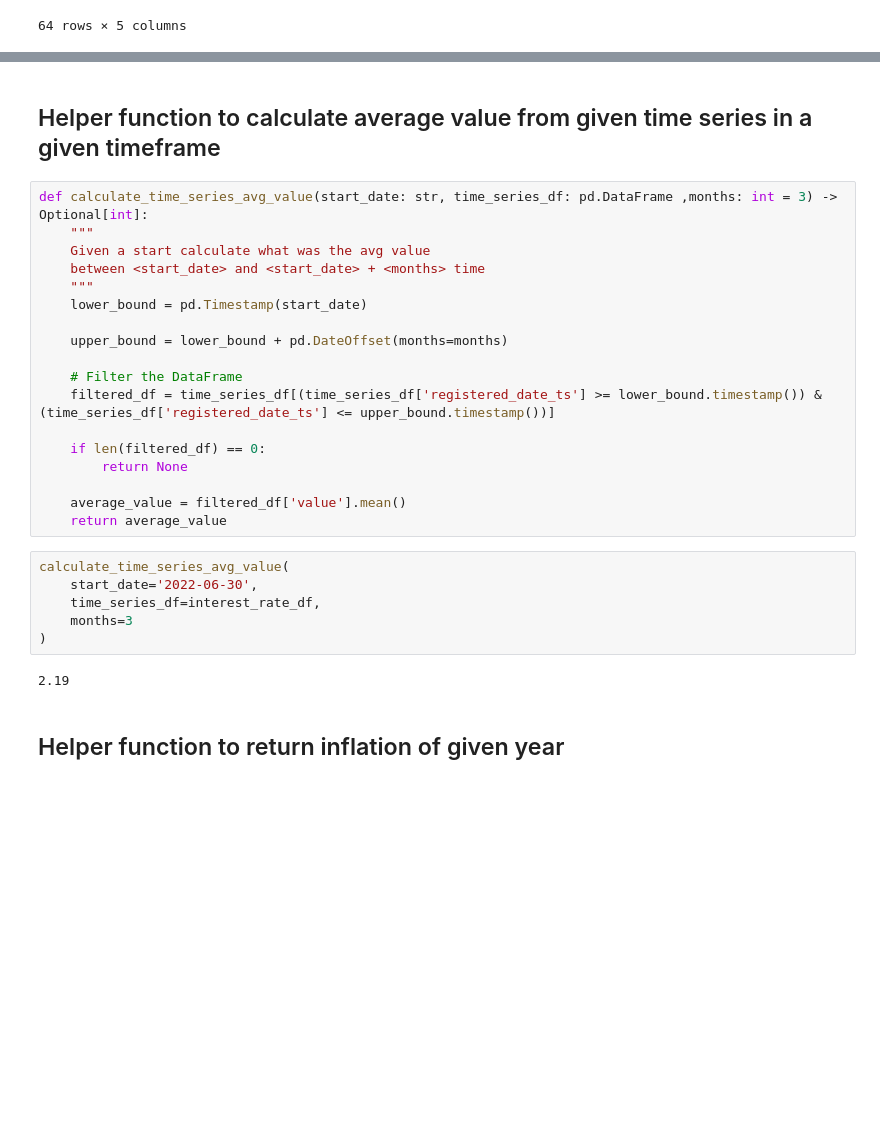
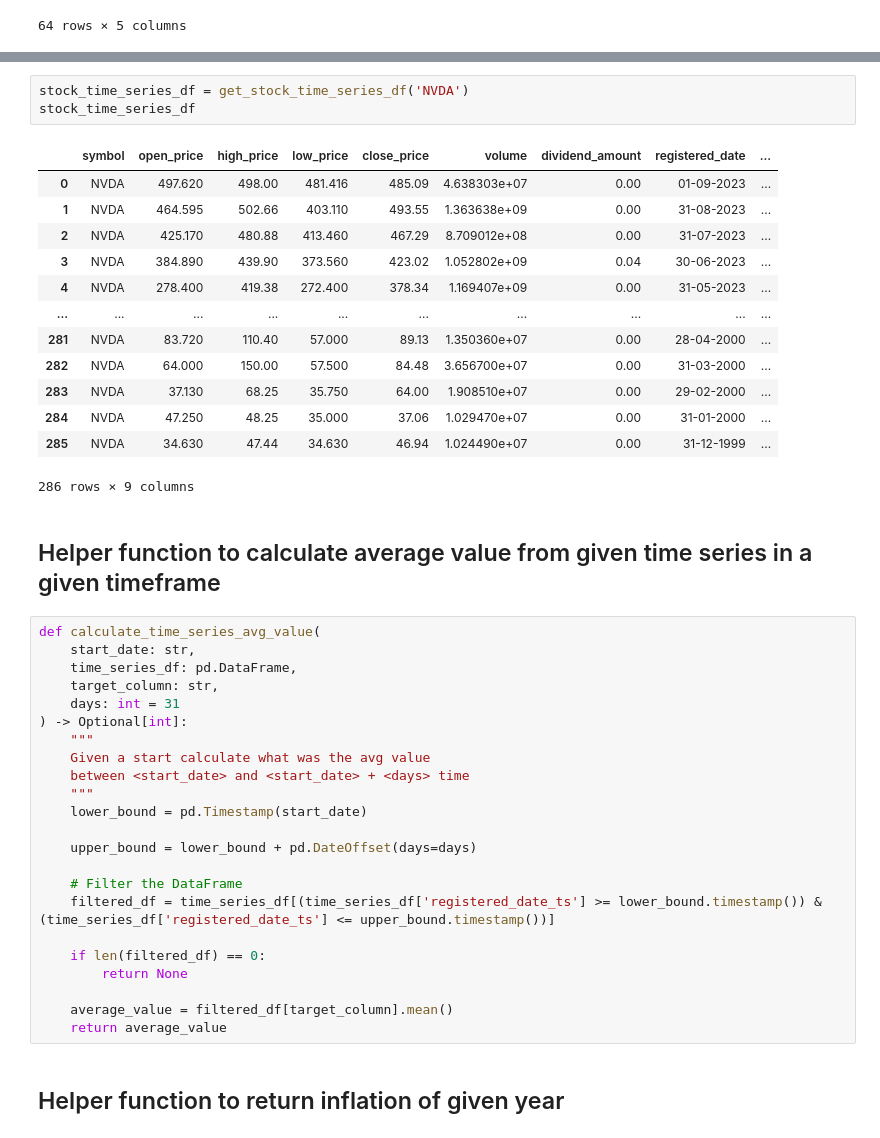
Before and after one commit to OrestisStefanou/InvestorAPI, a Jupyter notebook: analysis/DataSetCreation.ipynb, the cells around one changed output, grey strips where cells are left out. Cells and saved outputs as stored; diff of their text form; blank space fills up the shorter version.

```diff
--- a/analysis/DataSetCreation.ipynb
+++ b/analysis/DataSetCreation.ipynb
@@ -162,14 +178,36 @@ inflation_df
+# %%
+stock_time_series_df = get_stock_time_series_df('NVDA')
+stock_time_series_df
+# %% [output]
+|  | symbol | open_price | high_price | low_price | close_price | volume | dividend_amount | registered_date | ... |
+| 0 | NVDA | 497.620 | 498.00 | 481.416 | 485.09 | 4.638303e+07 | 0.00 | 01-09-2023 | ... |
+| 1 | NVDA | 464.595 | 502.66 | 403.110 | 493.55 | 1.363638e+09 | 0.00 | 31-08-2023 | ... |
+| 2 | NVDA | 425.170 | 480.88 | 413.460 | 467.29 | 8.709012e+08 | 0.00 | 31-07-2023 | ... |
+| 3 | NVDA | 384.890 | 439.90 | 373.560 | 423.02 | 1.052802e+09 | 0.04 | 30-06-2023 | ... |
+| 4 | NVDA | 278.400 | 419.38 | 272.400 | 378.34 | 1.169407e+09 | 0.00 | 31-05-2023 | ... |
+| ... | ... | ... | ... | ... | ... | ... | ... | ... | ... |
+| 281 | NVDA | 83.720 | 110.40 | 57.000 | 89.13 | 1.350360e+07 | 0.00 | 28-04-2000 | ... |
+| 282 | NVDA | 64.000 | 150.00 | 57.500 | 84.48 | 3.656700e+07 | 0.00 | 31-03-2000 | ... |
+| 283 | NVDA | 37.130 | 68.25 | 35.750 | 64.00 | 1.908510e+07 | 0.00 | 29-02-2000 | ... |
+| 284 | NVDA | 47.250 | 48.25 | 35.000 | 37.06 | 1.029470e+07 | 0.00 | 31-01-2000 | ... |
+| 285 | NVDA | 34.630 | 47.44 | 34.630 | 46.94 | 1.024490e+07 | 0.00 | 31-12-1999 | ... |
+286 rows × 9 columns
 # %% [markdown]
 ## Helper function to calculate average value from given time series in a given timeframe
 # %%
-def calculate_time_series_avg_value(start_date: str, time_series_df: pd.DataFrame ,months: int = 3) -> Optional[int]:
+def calculate_time_series_avg_value(
+    start_date: str,
+    time_series_df: pd.DataFrame,
+    target_column: str,
+    days: int = 31
+) -> Optional[int]:
     """
     Given a start calculate what was the avg value
-    between <start_date> and <start_date> + <months> time
+    between <start_date> and <start_date> + <days> time
     """
     lower_bound = pd.Timestamp(start_date)
 
-    upper_bound = lower_bound + pd.DateOffset(months=months)
+    upper_bound = lower_bound + pd.DateOffset(days=days)
 
     # Filter the DataFrame
     filtered_df = time_series_df[(time_series_df['registered_date_ts'] >= lower_bound.timestamp()) & (time_series_df['registered_date_ts'] <= upper_bound.timestamp())]
@@ -177,16 +215,8 @@ def calculate_time_series_avg_value(start_date: str, time_series_df: pd.DataFram
     if len(filtered_df) == 0:
         return None
 
-    average_value = filtered_df['value'].mean()
+    average_value = filtered_df[target_column].mean()
     return average_value
-# %%
-calculate_time_series_avg_value(
-    start_date='2022-06-30',
-    time_series_df=interest_rate_df,
-    months=3
-)
-# %% [output]
-2.19
 # %% [markdown]
 ## Helper function to return inflation of given year
 # %%
```
Also changed, not shown: parts of 17 cells of this notebook, 2 other files.
